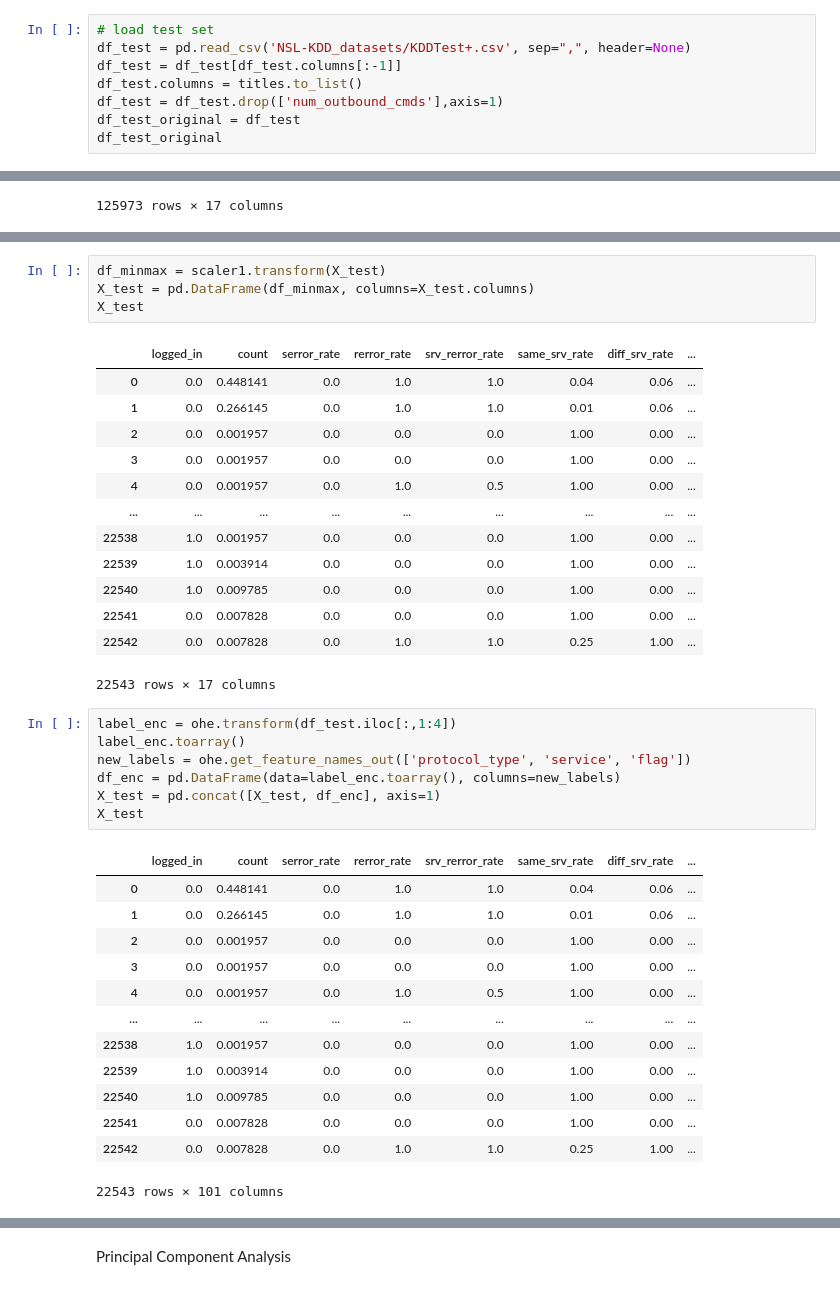
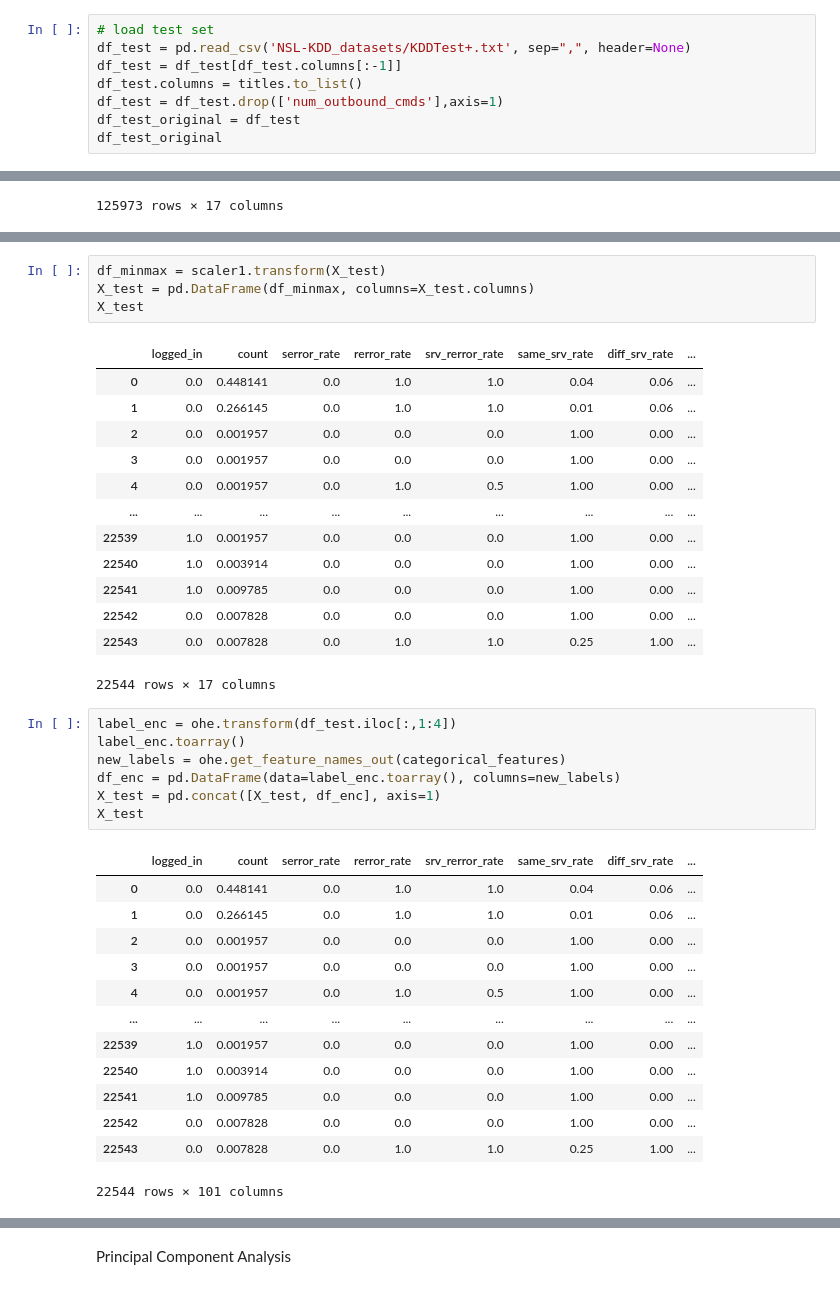
Before and after one commit to MarcoLorenzoCampo/IDS_Thesis, a Jupyter notebook: real DHLA full.ipynb, the cells around one changed output, grey strips where cells are left out. Saved outputs shown, nothing was run; the diff lists cells and outputs as text.

```diff
--- a/real DHLA full.ipynb
+++ b/real DHLA full.ipynb
@@ -164,7 +164,7 @@ df_train_original
 125973 rows × 41 columns
 # %%
 # load test set
-df_test = pd.read_csv('NSL-KDD_datasets/KDDTest+.csv', sep=",", header=None)
+df_test = pd.read_csv('NSL-KDD_datasets/KDDTest+.txt', sep=",", header=None)
 df_test = df_test[df_test.columns[:-1]]
 df_test.columns = titles.to_list()
 df_test = df_test.drop(['num_outbound_cmds'],axis=1)
@@ -348,33 +355,33 @@ X_test
 | 3 | 0.0 | 0.001957 | 0.0 | 0.0 | 0.0 | 1.00 | 0.00 | ... |
 | 4 | 0.0 | 0.001957 | 0.0 | 1.0 | 0.5 | 1.00 | 0.00 | ... |
 | ... | ... | ... | ... | ... | ... | ... | ... | ... |
-| 22538 | 1.0 | 0.001957 | 0.0 | 0.0 | 0.0 | 1.00 | 0.00 | ... |
-| 22539 | 1.0 | 0.003914 | 0.0 | 0.0 | 0.0 | 1.00 | 0.00 | ... |
-| 22540 | 1.0 | 0.009785 | 0.0 | 0.0 | 0.0 | 1.00 | 0.00 | ... |
-| 22541 | 0.0 | 0.007828 | 0.0 | 0.0 | 0.0 | 1.00 | 0.00 | ... |
-| 22542 | 0.0 | 0.007828 | 0.0 | 1.0 | 1.0 | 0.25 | 1.00 | ... |
+| 22539 | 1.0 | 0.001957 | 0.0 | 0.0 | 0.0 | 1.00 | 0.00 | ... |
+| 22540 | 1.0 | 0.003914 | 0.0 | 0.0 | 0.0 | 1.00 | 0.00 | ... |
+| 22541 | 1.0 | 0.009785 | 0.0 | 0.0 | 0.0 | 1.00 | 0.00 | ... |
+| 22542 | 0.0 | 0.007828 | 0.0 | 0.0 | 0.0 | 1.00 | 0.00 | ... |
+| 22543 | 0.0 | 0.007828 | 0.0 | 1.0 | 1.0 | 0.25 | 1.00 | ... |
-22543 rows × 17 columns
+22544 rows × 17 columns
 # %%
 label_enc = ohe.transform(df_test.iloc[:,1:4])
 label_enc.toarray()
-new_labels = ohe.get_feature_names_out(['protocol_type', 'service', 'flag'])
+new_labels = ohe.get_feature_names_out(categorical_features)
 df_enc = pd.DataFrame(data=label_enc.toarray(), columns=new_labels)
 X_test = pd.concat([X_test, df_enc], axis=1)
 X_test
 # %% [output]
 |  | logged_in | count | serror_rate | rerror_rate | srv_rerror_rate | same_srv_rate | diff_srv_rate | ... |
 | 0 | 0.0 | 0.448141 | 0.0 | 1.0 | 1.0 | 0.04 | 0.06 | ... |
 | 1 | 0.0 | 0.266145 | 0.0 | 1.0 | 1.0 | 0.01 | 0.06 | ... |
 | 2 | 0.0 | 0.001957 | 0.0 | 0.0 | 0.0 | 1.00 | 0.00 | ... |
 | 3 | 0.0 | 0.001957 | 0.0 | 0.0 | 0.0 | 1.00 | 0.00 | ... |
 | 4 | 0.0 | 0.001957 | 0.0 | 1.0 | 0.5 | 1.00 | 0.00 | ... |
 | ... | ... | ... | ... | ... | ... | ... | ... | ... |
-| 22538 | 1.0 | 0.001957 | 0.0 | 0.0 | 0.0 | 1.00 | 0.00 | ... |
-| 22539 | 1.0 | 0.003914 | 0.0 | 0.0 | 0.0 | 1.00 | 0.00 | ... |
-| 22540 | 1.0 | 0.009785 | 0.0 | 0.0 | 0.0 | 1.00 | 0.00 | ... |
-| 22541 | 0.0 | 0.007828 | 0.0 | 0.0 | 0.0 | 1.00 | 0.00 | ... |
-| 22542 | 0.0 | 0.007828 | 0.0 | 1.0 | 1.0 | 0.25 | 1.00 | ... |
+| 22539 | 1.0 | 0.001957 | 0.0 | 0.0 | 0.0 | 1.00 | 0.00 | ... |
+| 22540 | 1.0 | 0.003914 | 0.0 | 0.0 | 0.0 | 1.00 | 0.00 | ... |
+| 22541 | 1.0 | 0.009785 | 0.0 | 0.0 | 0.0 | 1.00 | 0.00 | ... |
+| 22542 | 0.0 | 0.007828 | 0.0 | 0.0 | 0.0 | 1.00 | 0.00 | ... |
+| 22543 | 0.0 | 0.007828 | 0.0 | 1.0 | 1.0 | 0.25 | 1.00 | ... |
-22543 rows × 101 columns
+22544 rows × 101 columns
 # %%
 print('Shape of the whole train set: ', X_train.shape)
 print('Shape of its targets: ', y_train.shape)
```
Also changed, not shown: parts of 31 cells of this notebook, 1 other file.
